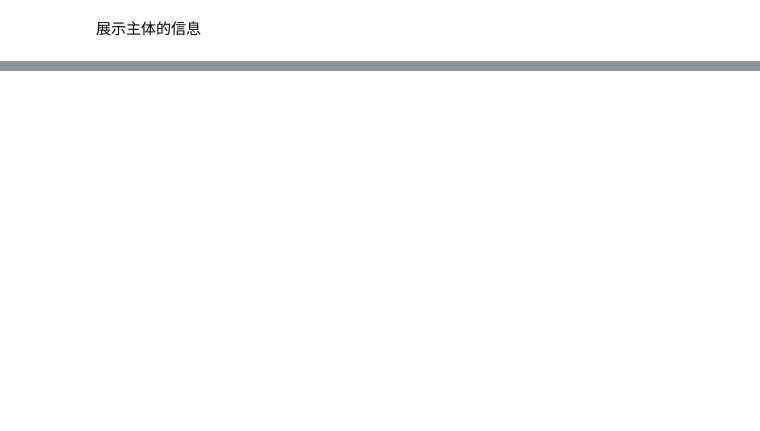
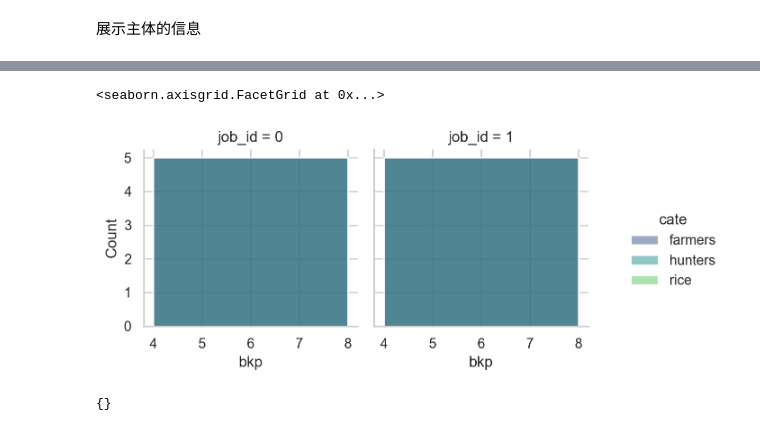
Before and after one commit to SongshGeo/South-China-Livehood-Evolution, a Jupyter notebook: docs/demo.ipynb, the cells around one changed output, grey strips where cells are left out. Saved outputs shown, nothing was run; the diff lists cells and outputs as text; code cells hidden in the pictures; blank space fills up the shorter version.

```diff
--- a/docs/demo.ipynb
+++ b/docs/demo.ipynb
@@ -187,0 +245,51 @@ data[["tick", "repeat_id"]]
+# %%
+import seaborn as sns
+import matplotlib.pyplot as plt
+import pandas as pd
+
+# 更新数据以确保有多样性
+data = {
+    "bkp_farmer": [5, 6, 5, 6, 5, 6, 5, 6, 5, 6],
+    "bkp_rice": [4, 5, 4, 5, 4, 5, 4, 5, 4, 5],
+    "bkp_hunters": [7, 8, 7, 8, 7, 8, 7, 8, 7, 8],
+    "job_id": [0, 1, 0, 1, 0, 1, 0, 1, 0, 1],
+    "repeat_id": list(range(1, 11)),
+}
+df = pd.DataFrame(data)
+df_long = df.melt(
+    id_vars=["job_id", "repeat_id"],
+    value_vars=["bkp_farmer", "bkp_hunters", "bkp_rice"],
+    var_name="cate",
+    value_name="bkp",
+)
+df_long["cate"] = df_long["cate"].replace(
+    {"bkp_farmer": "farmers", "bkp_hunters": "hunters", "bkp_rice": "rice"}
+)
+
+# 使用 FacetGrid 和 histplot
+sns.displot(
+    df_long,
+    x="bkp",
+    col="job_id",
+    hue="cate",
+    binwidth=3,
+    height=3,
+    facet_kws=dict(margin_titles=True),
+    kde=True,
+    palette="viridis",
+)
+# g = sns.histplot(df_long, col="job_id", col_wrap=4, height=3)
+# g.map_dataframe(sns.histplot, x="bkp", hue='cate', bins=10, kde=False, palette='viridis')
+
+# # 添加图例并设置位置
+# g.add_legend(title="Category")
+
+# 显示图形
+plt.show()
+# %% [output]
+<seaborn.axisgrid.FacetGrid at 0x...>
+[figure, added]
+# %%
+exp.overrides
+# %% [output]
+{}
```
Also changed, not shown: parts of 23 cells of this notebook, 3 other files.
